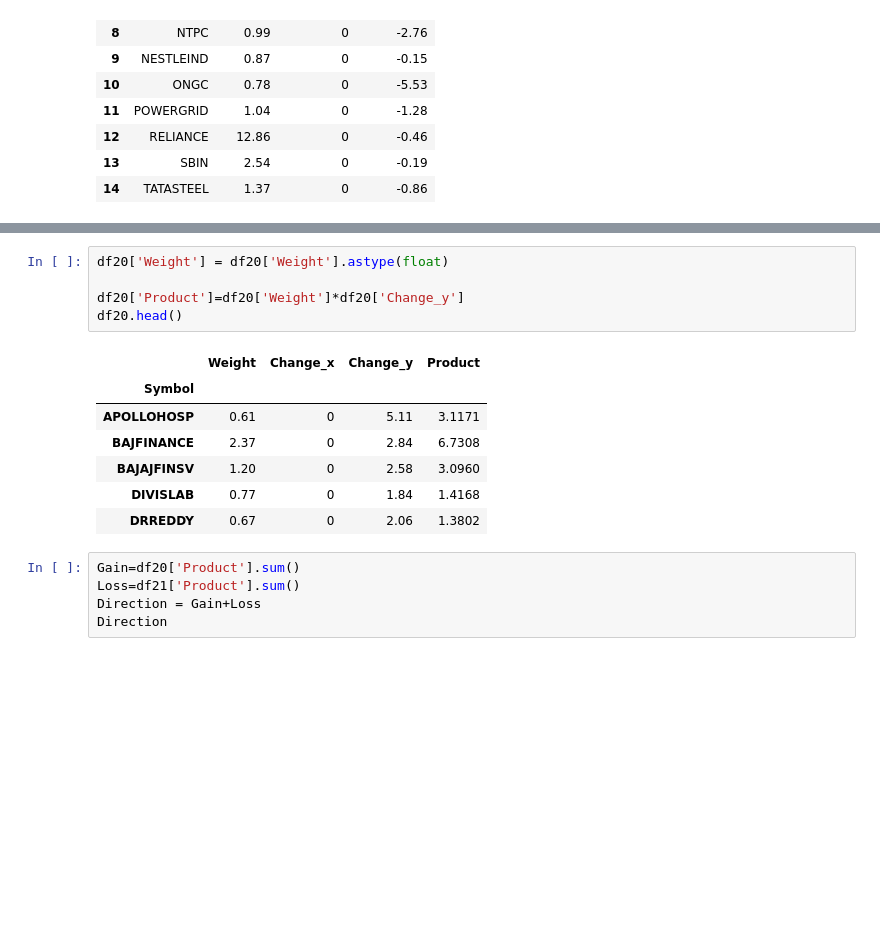
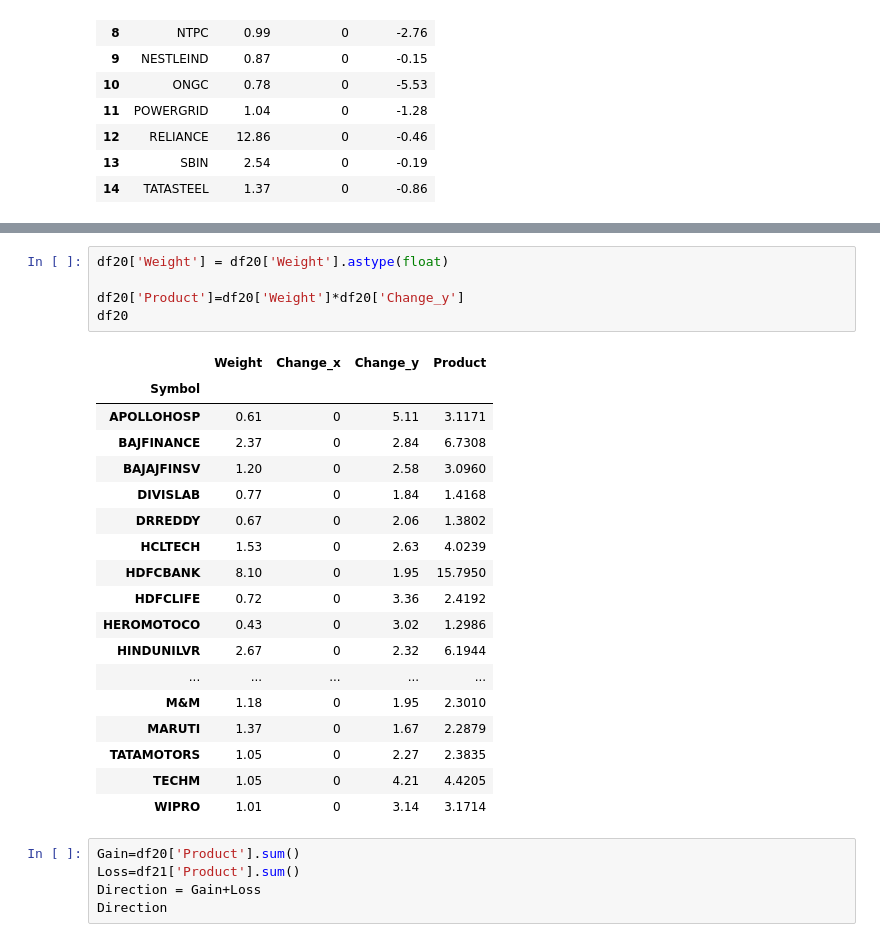
Before and after one commit to gkondayya/Options, a Jupyter notebook: IndexWeights.ipynb, the cells around one changed output, grey strips where cells are left out. Drawn from its saved outputs; the diff is of its cells as text; blank space fills up the shorter version.

```diff
--- a/IndexWeights.ipynb
+++ b/IndexWeights.ipynb
@@ -227,16 +240,27 @@ df21.head()
 # %%
 df20['Weight'] = df20['Weight'].astype(float)
 
 df20['Product']=df20['Weight']*df20['Change_y']
-df20.head()
+df20
 # %% [output]
 |  | Weight | Change_x | Change_y | Product |
 | Symbol |  |  |  |  |
 | APOLLOHOSP | 0.61 | 0 | 5.11 | 3.1171 |
 | BAJFINANCE | 2.37 | 0 | 2.84 | 6.7308 |
 | BAJAJFINSV | 1.20 | 0 | 2.58 | 3.0960 |
 | DIVISLAB | 0.77 | 0 | 1.84 | 1.4168 |
 | DRREDDY | 0.67 | 0 | 2.06 | 1.3802 |
+| HCLTECH | 1.53 | 0 | 2.63 | 4.0239 |
+| HDFCBANK | 8.10 | 0 | 1.95 | 15.7950 |
+| HDFCLIFE | 0.72 | 0 | 3.36 | 2.4192 |
+| HEROMOTOCO | 0.43 | 0 | 3.02 | 1.2986 |
+| HINDUNILVR | 2.67 | 0 | 2.32 | 6.1944 |
+| ... | ... | ... | ... | ... |
+| M&M | 1.18 | 0 | 1.95 | 2.3010 |
+| MARUTI | 1.37 | 0 | 1.67 | 2.2879 |
+| TATAMOTORS | 1.05 | 0 | 2.27 | 2.3835 |
+| TECHM | 1.05 | 0 | 4.21 | 4.4205 |
+| WIPRO | 1.01 | 0 | 3.14 | 3.1714 |
 # %%
 Gain=df20['Product'].sum()
 Loss=df21['Product'].sum()
```
Also changed, not shown: parts of 5 cells of this notebook.
